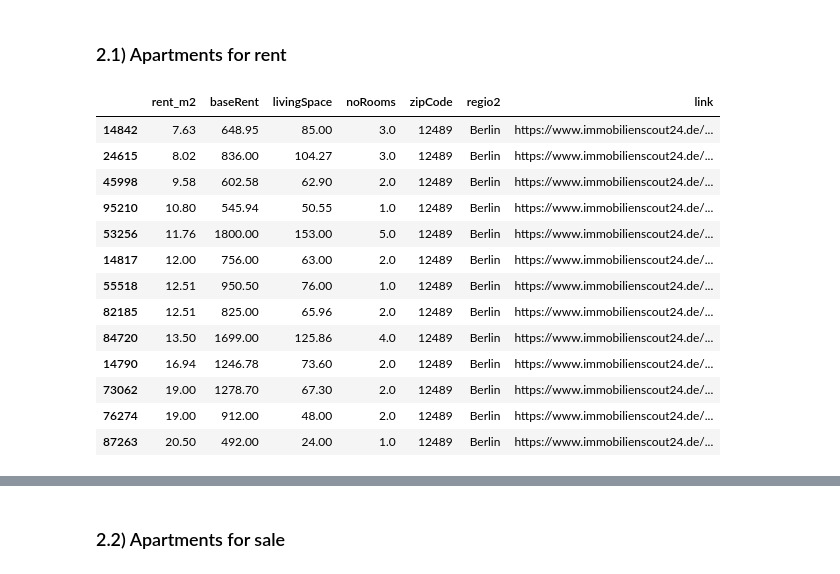
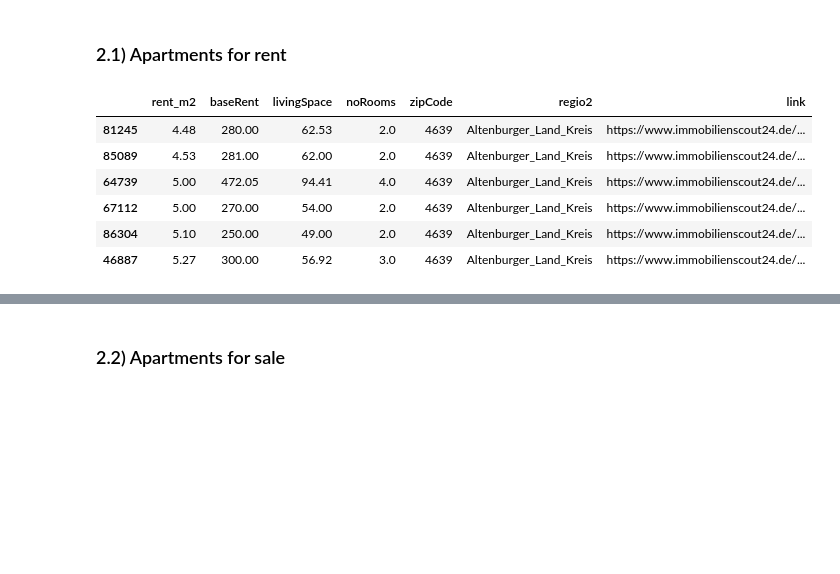
Before and after one commit to maxtue/ApartmentListings, a Jupyter notebook: data_analysis/single_date.ipynb, the cells around one changed output, grey strips where cells are left out. Cells and saved outputs as stored; diff of their text form; code cells hidden in the pictures; blank space fills up the shorter version.

```diff
--- a/data_analysis/single_date.ipynb
+++ b/data_analysis/single_date.ipynb
@@ -22,0 +24,7 @@ pd.set_option("display.precision", 2)
+# %%
+dates = sorted(
+    [
+        s[s.find("mieten") + len("mieten") : s.rfind(".csv")]
+        for s in glob.glob("../data/mieten*")
+    ]
+)
@@ -60,0 +35,3 @@ sale_df = sale_df[sale_df.columns[~sale_df.isnull().any()]]
+# %%
+rent_df = dp.create_rent_df(dates[-1])
+sale_df = dp.create_sale_df(dates[-1])
@@ -74,3 +50,0 @@ sale_df["link"] = "https://www.immobilienscout24.de/expose/" + sale_df[
-# %%
-rent_df["rent_m2"] = rent_df["baseRent"] / rent_df["livingSpace"]
-sale_df["price_m2"] = sale_df["purchasePrice"] / sale_df["livingSpace"]
@@ -187,26 +159,19 @@ Name: 12489, dtype: float64
 ### 2.1) Apartments for rent
 # %%
 rent_filt_col = "zipCode"
-rent_filt_arg = [12489]
+rent_filt_arg = [4639]
 rent_ord = "rent_m2"
 
 rent_filt = rent_select_df[rent_filt_col].isin(rent_filt_arg)
 rent_select_df[rent_filt].sort_values(rent_ord).head(20)
 # %% [output]
 |  | rent_m2 | baseRent | livingSpace | noRooms | zipCode | regio2 | link |
-| 14842 | 7.63 | 648.95 | 85.00 | 3.0 | 12489 | Berlin | https://www.immobilienscout24.de/... |
-| 24615 | 8.02 | 836.00 | 104.27 | 3.0 | 12489 | Berlin | https://www.immobilienscout24.de/... |
-| 45998 | 9.58 | 602.58 | 62.90 | 2.0 | 12489 | Berlin | https://www.immobilienscout24.de/... |
-| 95210 | 10.80 | 545.94 | 50.55 | 1.0 | 12489 | Berlin | https://www.immobilienscout24.de/... |
-| 53256 | 11.76 | 1800.00 | 153.00 | 5.0 | 12489 | Berlin | https://www.immobilienscout24.de/... |
-| 14817 | 12.00 | 756.00 | 63.00 | 2.0 | 12489 | Berlin | https://www.immobilienscout24.de/... |
-| 55518 | 12.51 | 950.50 | 76.00 | 1.0 | 12489 | Berlin | https://www.immobilienscout24.de/... |
-| 82185 | 12.51 | 825.00 | 65.96 | 2.0 | 12489 | Berlin | https://www.immobilienscout24.de/... |
-| 84720 | 13.50 | 1699.00 | 125.86 | 4.0 | 12489 | Berlin | https://www.immobilienscout24.de/... |
-| 14790 | 16.94 | 1246.78 | 73.60 | 2.0 | 12489 | Berlin | https://www.immobilienscout24.de/... |
-| 73062 | 19.00 | 1278.70 | 67.30 | 2.0 | 12489 | Berlin | https://www.immobilienscout24.de/... |
-| 76274 | 19.00 | 912.00 | 48.00 | 2.0 | 12489 | Berlin | https://www.immobilienscout24.de/... |
-| 87263 | 20.50 | 492.00 | 24.00 | 1.0 | 12489 | Berlin | https://www.immobilienscout24.de/... |
+| 81245 | 4.48 | 280.00 | 62.53 | 2.0 | 4639 | Altenburger_Land_Kreis | https://www.immobilienscout24.de/... |
+| 85089 | 4.53 | 281.00 | 62.00 | 2.0 | 4639 | Altenburger_Land_Kreis | https://www.immobilienscout24.de/... |
+| 64739 | 5.00 | 472.05 | 94.41 | 4.0 | 4639 | Altenburger_Land_Kreis | https://www.immobilienscout24.de/... |
+| 67112 | 5.00 | 270.00 | 54.00 | 2.0 | 4639 | Altenburger_Land_Kreis | https://www.immobilienscout24.de/... |
+| 86304 | 5.10 | 250.00 | 49.00 | 2.0 | 4639 | Altenburger_Land_Kreis | https://www.immobilienscout24.de/... |
+| 46887 | 5.27 | 300.00 | 56.92 | 3.0 | 4639 | Altenburger_Land_Kreis | https://www.immobilienscout24.de/... |
 [interactive output not drawn]
 # %% [markdown]
 ### 2.2) Apartments for sale
```
Also changed, not shown: parts of 18 cells of this notebook, 7 other files.
